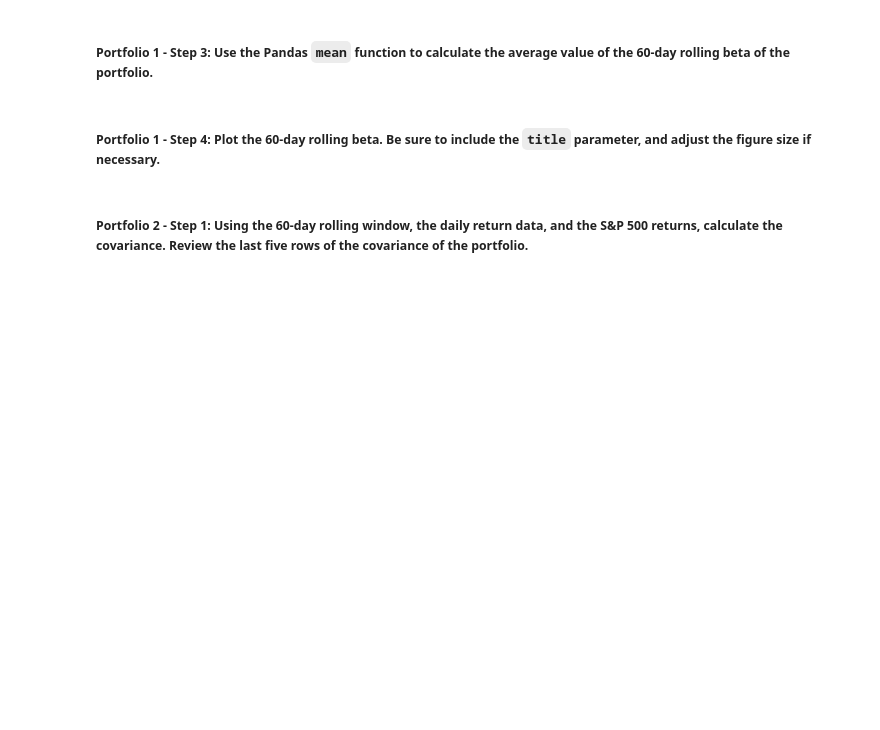
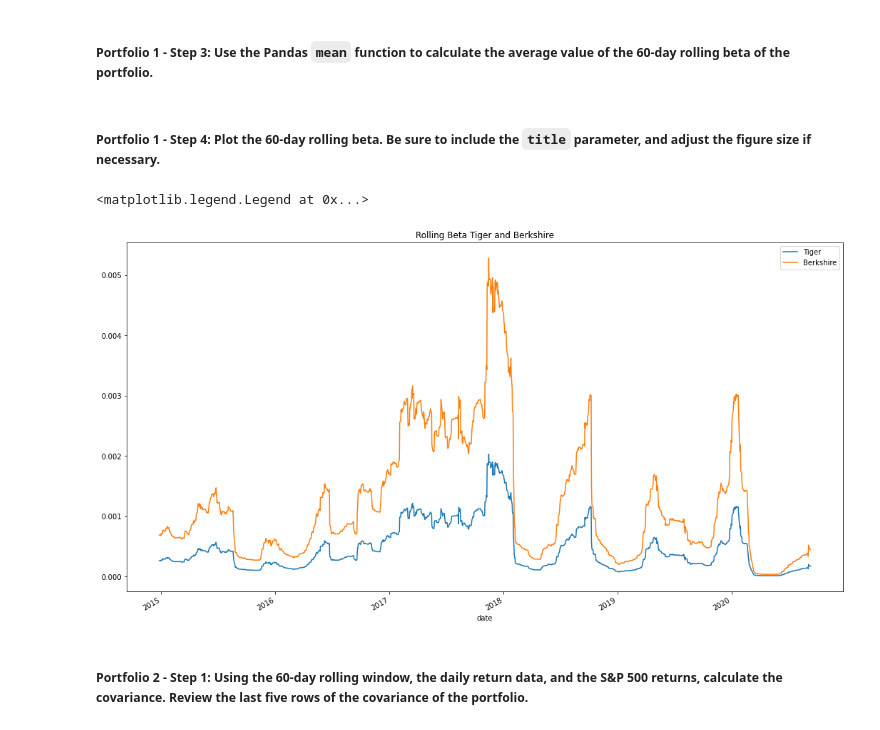
Before and after one commit to madhugirl/Whale-Investment-Opp, a Jupyter notebook: risk_return_analysis.ipynb, the cells around one changed output. Drawn from its saved outputs; the diff is of its cells as text; code cells hidden in the pictures; blank space fills up the shorter version.

```diff
--- a/risk_return_analysis.ipynb
+++ b/risk_return_analysis.ipynb
@@ -560,0 +528,22 @@ AttributeError: 'numpy.float64' object has no attribute 'rolling'
+# %%
+# Calculate the covariance using a 60-day rolling window
+# Review the last five rows of the covariance data
+
+
+#sp500_variance_60day = sp500.rolling(window=60).var().dropna()
+
+
+tiger_daily_returns = daily_returns[["TIGER GLOBAL MANAGEMENT LLC"]]
+berkshire_daily_returns = daily_returns[["BERKSHIRE HATHAWAY INC"]]
+
+bh_covariance = berkshire_daily_returns.rolling(window=60).cov(daily_returns["S&P 500"])
+tiger_covariance = tiger_daily_returns.rolling(window=60).cov(daily_returns["S&P 500"])
+
+tiger_variance_60day = tiger_daily_returns.rolling(window=60).var().dropna()
+berkshire_variance_60day = berkshire_daily_returns.rolling(window=60).var().dropna()
+
+covariance_tiger = tiger_daily_returns["TIGER GLOBAL MANAGEMENT LLC"].cov(sp500_variance_60day)
+covariance_berkshire = berkshire_daily_returns["BERKSHIRE HATHAWAY INC"].cov(sp500_variance_60day)
+
+
+tiger_covariance.dropna()
@@ -561,4 +582,8 @@ AttributeError: 'numpy.float64' object has no attribute 'rolling'
 # %% [markdown]
 ##### Portfolio 1 - Step 2: Calculate the beta of the portfolio. To do that, divide the covariance of the portfolio by the variance of the S&P 500.
 # %%
-# Calculate the beta based on the 60-day rolling covariance compared to the market (S&P 500)
+# Calculate the beta based on the 60-day rolling covariance compared to the market (S&P 500) To do that, divide the covariance of the portfolio by the variance of the S&P 500.
+
+beta_tiger = covariance_tiger / sp500_variance_60day
+beta_bk = covariance_berkshire / sp500_variance_60day
+beta_tiger.head()
@@ -576,3 +606,15 @@ AttributeError: 'numpy.float64' object has no attribute 'rolling'
+# %%
+# Plot the rolling beta
+# Include a title parameter and adjust the figure size
+
+fig, ax = plt.subplots()
+beta_tiger.plot(figsize=(18,10), title="Rolling Beta Tiger and Berkshire", ax=ax, legend=True)
+beta_bk.plot(figsize=(18,10), ax=ax,legend=True)
+
+ax.legend(['Tiger', 'Berkshire'])
+# %% [output]
+<matplotlib.legend.Legend at 0x...>
+[figure, added]
 # %% [markdown]
 ##### Portfolio 2 - Step 1: Using the 60-day rolling window, the daily return data, and the S&P 500 returns, calculate the covariance. Review the last five rows of the covariance of the portfolio.
 # %%
```
Also changed, not shown: parts of 11 cells of this notebook.
